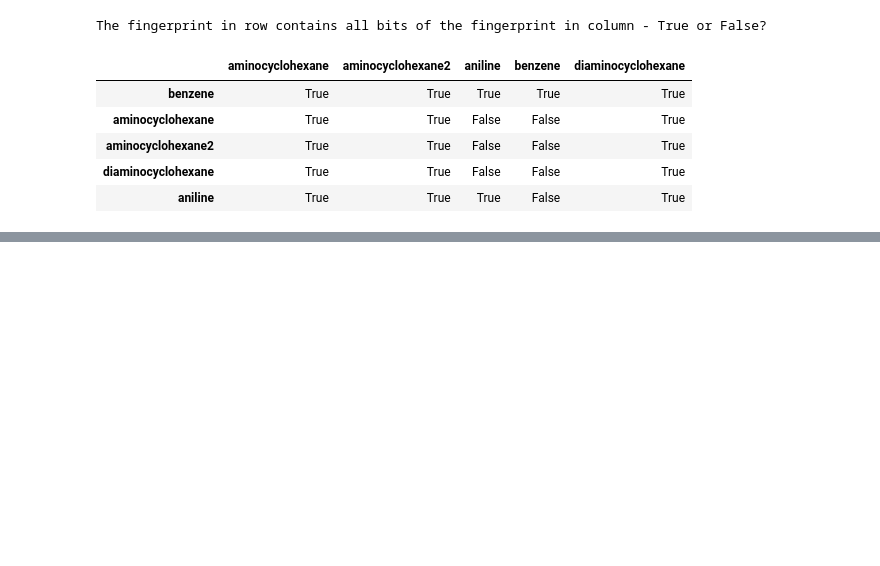
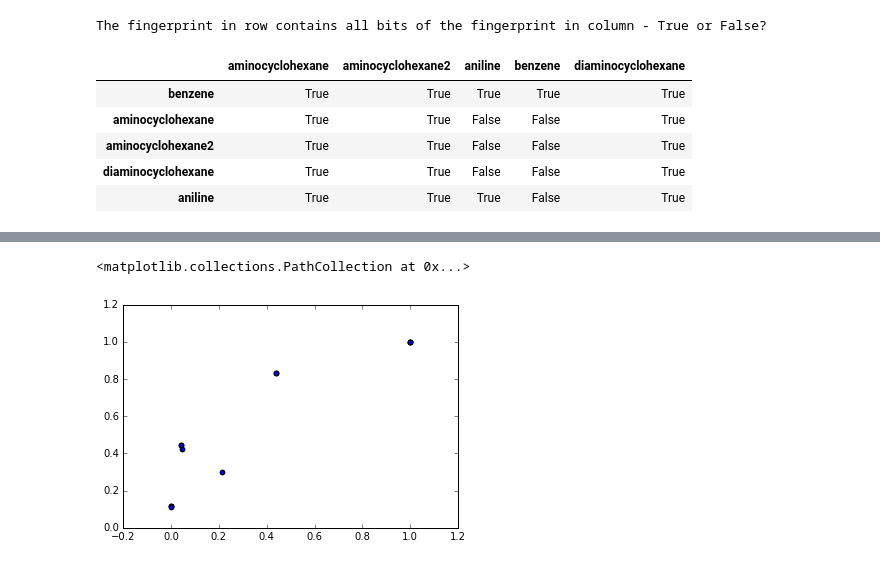
Before and after one commit to 2016-molinf/zadani, a Jupyter notebook: Search.ipynb, the cells around one changed output, grey strips where cells are left out. Drawn from its saved outputs; the diff is of its cells as text; code cells hidden in the pictures; blank space fills up the shorter version.

Commit message:
similarity

```diff
--- a/Search.ipynb
+++ b/Search.ipynb
@@ -60,0 +92,17 @@ The fingerprint in row contains all bits of the fingerprint in column - True or
+# %%
+import numpy as np
+%matplotlib inline
+from matplotlib import pyplot as plt
+
+similarity_fp = {k: GetMorganFingerprintAsBitVect(v, radius=3) for k, v in mols.items()}
+morgan = np.asarray([[FingerprintSimilarity(other, v, metric=rdkit.DataStructs.cDataStructs.TanimotoSimilarity) for other in similarity_fp.values()]
+              for v in similarity_fp.values()]).flatten()
+
+similarity_fp = {k: GetMACCSKeysFingerprint(v) for k, v in mols.items()}
+maccs = np.asarray([[FingerprintSimilarity(other, v, metric=rdkit.DataStructs.cDataStructs.TanimotoSimilarity) for other in similarity_fp.values()]
+              for v in similarity_fp.values()]).flatten()
+
+plt.scatter(morgan, maccs,)
+# %% [output]
+<matplotlib.collections.PathCollection at 0x...>
+[figure, added]
```
Also changed, not shown: parts of 12 cells of this notebook.
